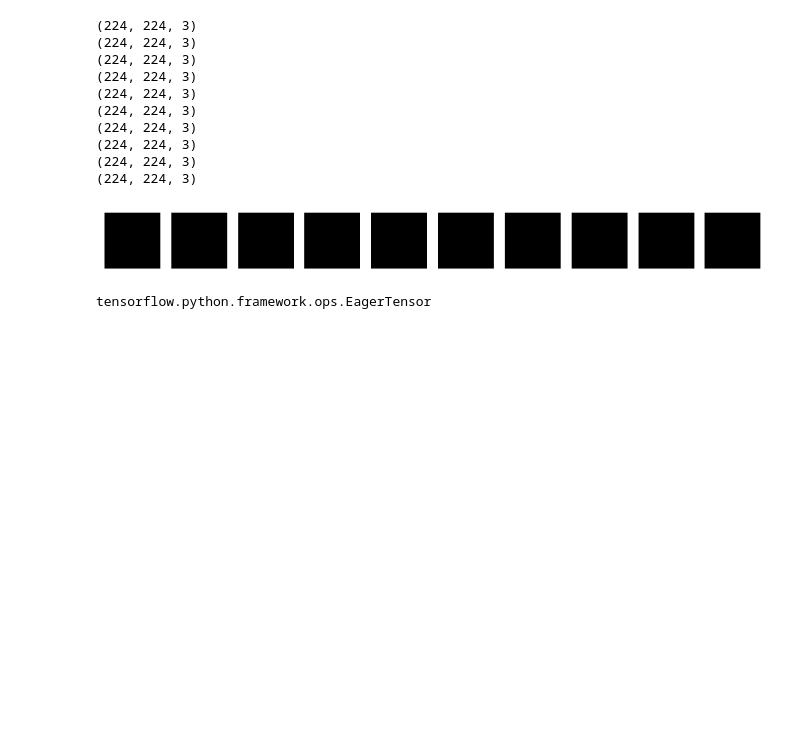
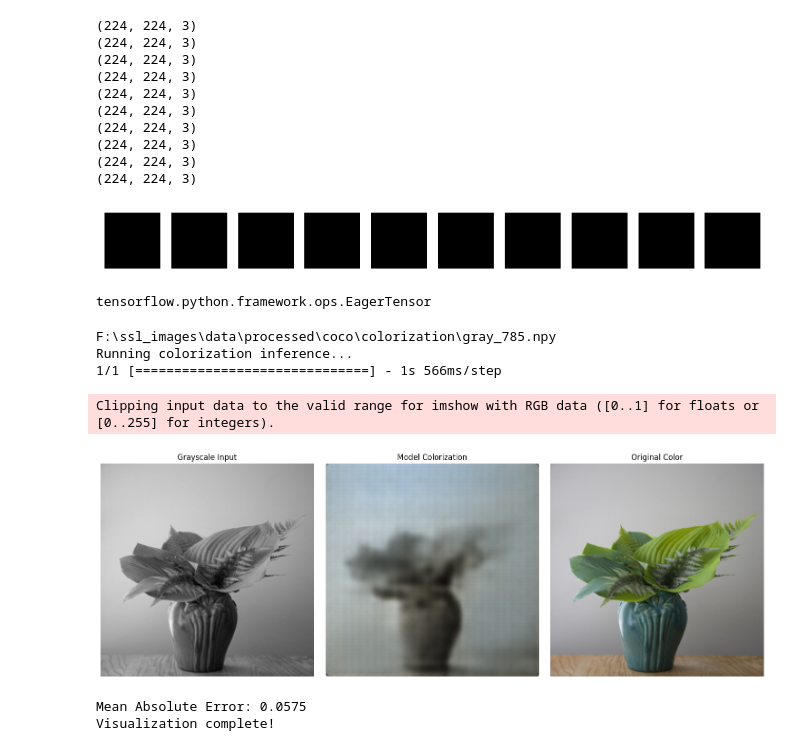
Before and after one commit to cassuci/mc959_ssl, a Jupyter notebook: test.ipynb, the cells around one changed output. Saved outputs shown, nothing was run; the diff lists cells and outputs as text; code cells hidden in the pictures; blank space fills up the shorter version.

```diff
--- a/test.ipynb
+++ b/test.ipynb
@@ -82,0 +163,25 @@ tensorflow.python.framework.ops.EagerTensor
+# %%
+# Set up paths
+model_path = os.path.join("models", "colorization_model_final.h5")
+data_dir = os.path.join("F:\\ssl_images\\data", "processed", "coco", 'colorization')
+
+# Get a test image path (using the first grayscale image in the directory)
+test_image = next(
+    os.path.join(data_dir, f)
+    for f in os.listdir(data_dir)
+    if f.startswith("gray")
+)
+test_image = test_image.replace('_0', '_785')
+print(test_image)
+
+print("Running colorization inference...")
+visualize_colorization(model_path, test_image)
+print("Visualization complete!")
+# %% [output]
+F:\ssl_images\data\processed\coco\colorization\gray_785.npy
+Running colorization inference...
+1/1 [==============================] - 1s 566ms/step
+Clipping input data to the valid range for imshow with RGB data ([0..1] for floats or [0..255] for integers).
+[figure, added]
+Mean Absolute Error: 0.0575
+Visualization complete!
```
Also changed, not shown: parts of 1 cell of this notebook, 1 other file.
